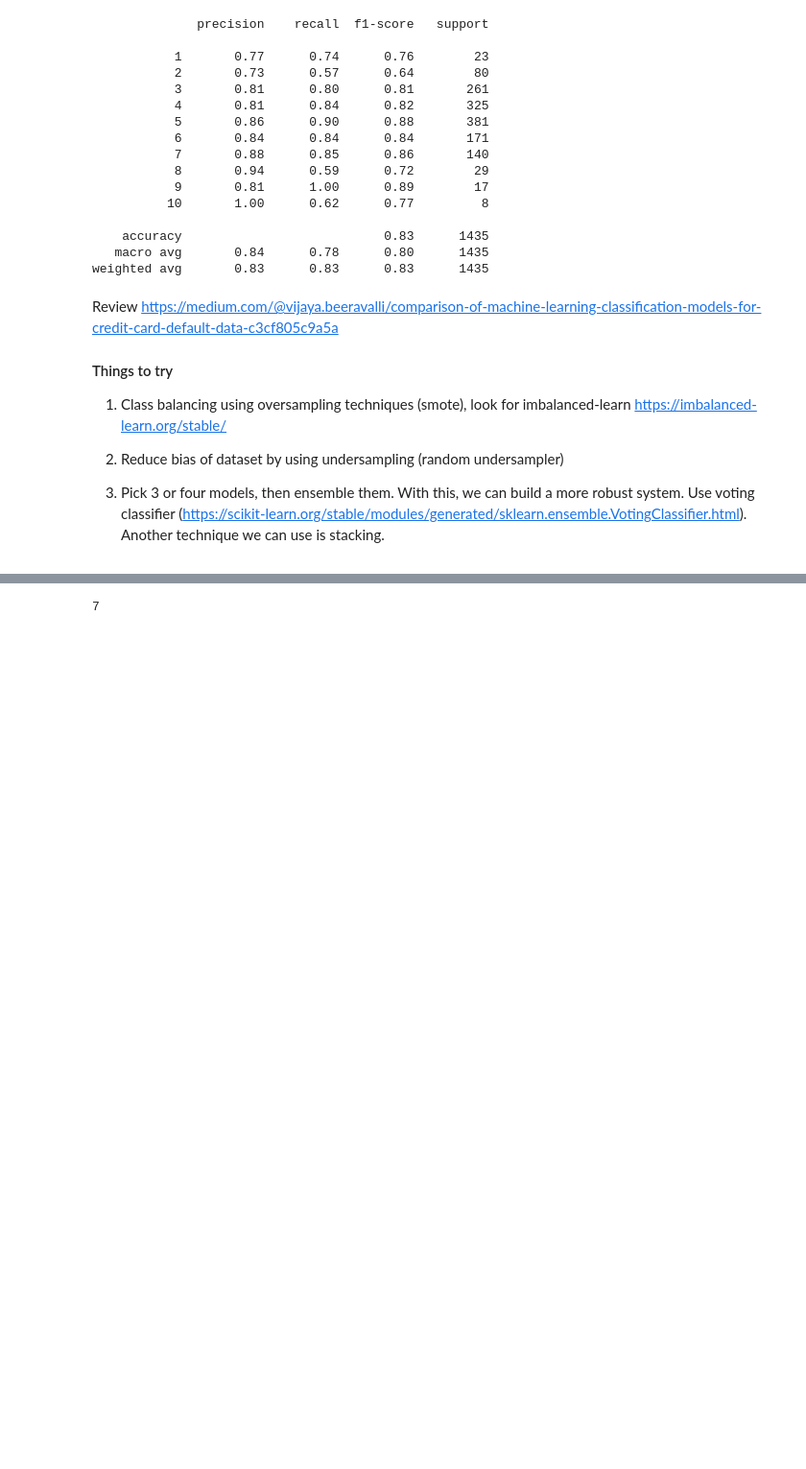
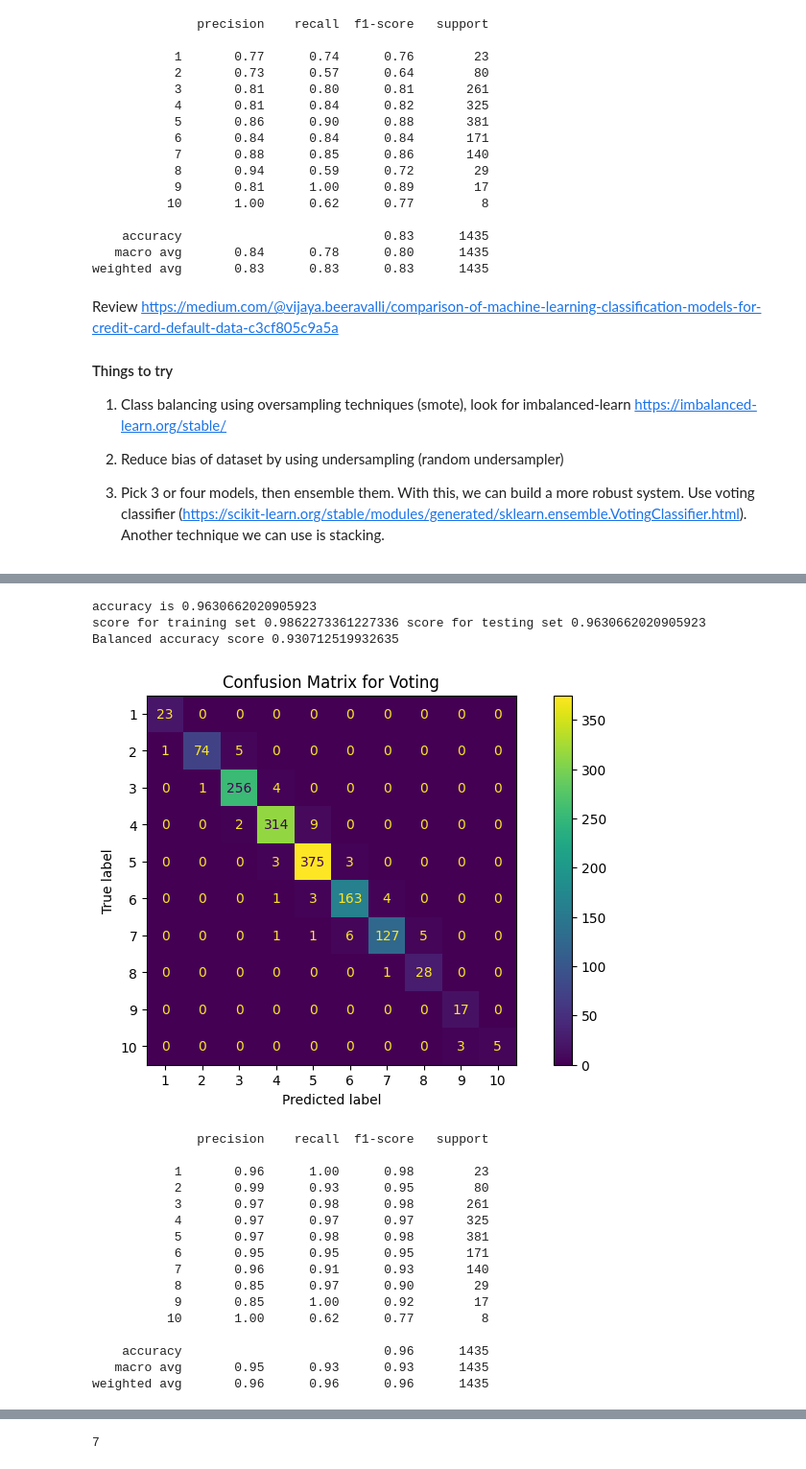
Before and after one commit to lfunderburk/machine-learning-capstone, a Jupyter notebook: notebooks/classification-fuel-ratings.ipynb, the cells around one changed output, grey strips where cells are left out. Shown at 96% size. Drawn from its saved outputs; the diff is of its cells as text; code cells hidden in the pictures; blank space fills up the shorter version.

Commit message:
set up ensemble model

```diff
--- a/notebooks/classification-fuel-ratings.ipynb
+++ b/notebooks/classification-fuel-ratings.ipynb
@@ -409 +437,34 @@ Balanced accuracy score 0.7868869234051675
 ... (7 outputs left out)
+# %%
+from sklearn.ensemble import VotingClassifier
+
+clf1 = KNeighborsClassifier(3)
+clf2 = SVC(gamma=2, C=1, random_state=42)
+clf3 = RandomForestClassifier(max_depth=100, n_estimators=10, max_features=1)
+
+eclf1 = VotingClassifier(estimators=[('knn', clf1), ('svm', clf2), ('dt', clf3)], voting='hard')
+model = Pipeline(
+        steps=[("preprocessor", preprocessor), (name, eclf1 )] #colsample  by tree, n estimators, max depth
+                                                                    )
+train_and_evaluate_model(X_train, y_train, X_test, y_test, model,"Voting")
+# %% [output]
+accuracy is 0.9630662020905923
+score for training set 0.9862273361227336 score for testing set 0.9630662020905923
+Balanced accuracy score 0.930712519932635
+[figure, added]
+              precision    recall  f1-score   support
+
+           1       0.96      1.00      0.98        23
+           2       0.99      0.93      0.95        80
+           3       0.97      0.98      0.98       261
+           4       0.97      0.97      0.97       325
+           5       0.97      0.98      0.98       381
+           6       0.95      0.95      0.95       171
+           7       0.96      0.91      0.93       140
+           8       0.85      0.97      0.90        29
+           9       0.85      1.00      0.92        17
+          10       1.00      0.62      0.77         8
+
+    accuracy                           0.96      1435
+   macro avg       0.95      0.93      0.93      1435
+weighted avg       0.96      0.96      0.96      1435
```
Also changed, not shown: parts of 9 cells of this notebook, 7 other files.
